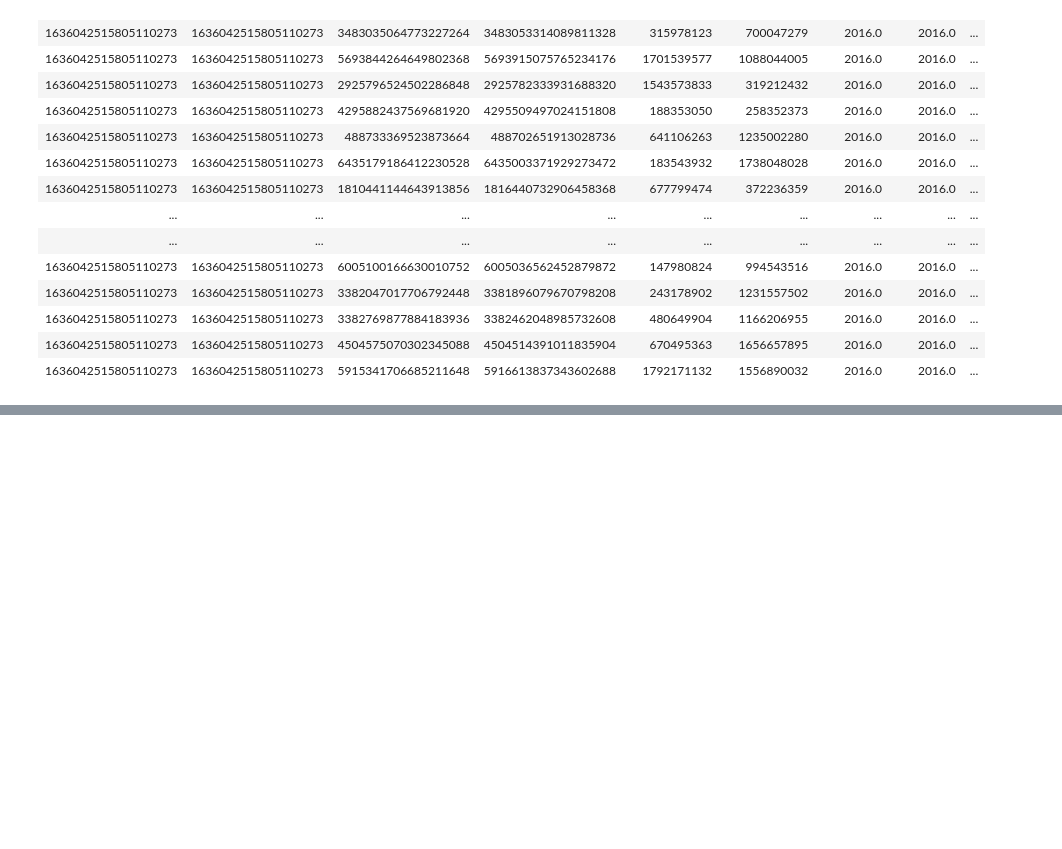
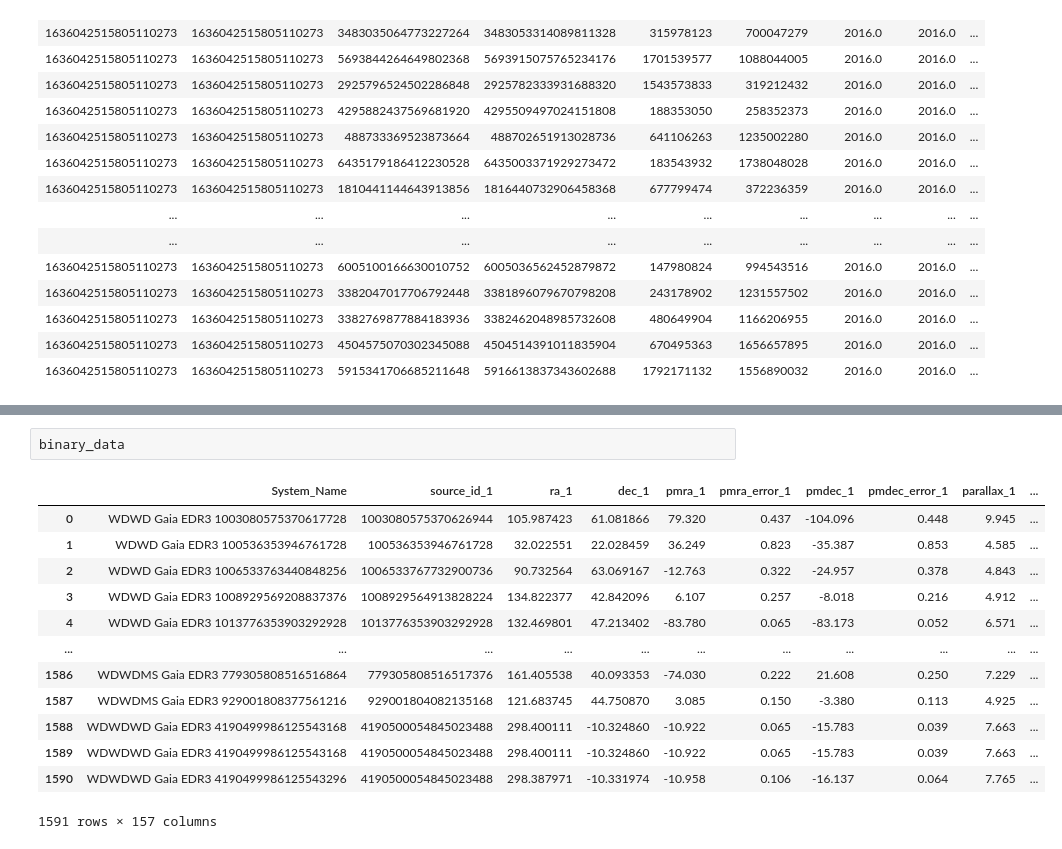
Before and after one commit to alice-crafford/Astro-Project-1, a Jupyter notebook: Project1_Data.ipynb, the cells around one changed output, grey strips where cells are left out. Saved outputs shown, nothing was run; the diff lists cells and outputs as text; blank space fills up the shorter version.

```diff
--- a/Project1_Data.ipynb
+++ b/Project1_Data.ipynb
@@ -280,0 +102,16 @@ plt.scatter(WD1_formation_times, WD2_formation_times)
+# %%
+binary_data
+# %% [output]
+|  | System_Name | source_id_1 | ra_1 | dec_1 | pmra_1 | pmra_error_1 | pmdec_1 | pmdec_error_1 | parallax_1 | ... |
+| 0 | WDWD Gaia EDR3 1003080575370617728 | 1003080575370626944 | 105.987423 | 61.081866 | 79.320 | 0.437 | -104.096 | 0.448 | 9.945 | ... |
+| 1 | WDWD Gaia EDR3 100536353946761728 | 100536353946761728 | 32.022551 | 22.028459 | 36.249 | 0.823 | -35.387 | 0.853 | 4.585 | ... |
+| 2 | WDWD Gaia EDR3 1006533763440848256 | 1006533767732900736 | 90.732564 | 63.069167 | -12.763 | 0.322 | -24.957 | 0.378 | 4.843 | ... |
+| 3 | WDWD Gaia EDR3 1008929569208837376 | 1008929564913828224 | 134.822377 | 42.842096 | 6.107 | 0.257 | -8.018 | 0.216 | 4.912 | ... |
+| 4 | WDWD Gaia EDR3 1013776353903292928 | 1013776353903292928 | 132.469801 | 47.213402 | -83.780 | 0.065 | -83.173 | 0.052 | 6.571 | ... |
+| ... | ... | ... | ... | ... | ... | ... | ... | ... | ... | ... |
+| 1586 | WDWDMS Gaia EDR3 779305808516516864 | 779305808516517376 | 161.405538 | 40.093353 | -74.030 | 0.222 | 21.608 | 0.250 | 7.229 | ... |
+| 1587 | WDWDMS Gaia EDR3 929001808377561216 | 929001804082135168 | 121.683745 | 44.750870 | 3.085 | 0.150 | -3.380 | 0.113 | 4.925 | ... |
+| 1588 | WDWDWD Gaia EDR3 4190499986125543168 | 4190500054845023488 | 298.400111 | -10.324860 | -10.922 | 0.065 | -15.783 | 0.039 | 7.663 | ... |
+| 1589 | WDWDWD Gaia EDR3 4190499986125543168 | 4190500054845023488 | 298.400111 | -10.324860 | -10.922 | 0.065 | -15.783 | 0.039 | 7.663 | ... |
+| 1590 | WDWDWD Gaia EDR3 4190499986125543296 | 4190500054845023488 | 298.387971 | -10.331974 | -10.958 | 0.106 | -16.137 | 0.064 | 7.765 | ... |
+1591 rows × 157 columns
```
Also changed, not shown: parts of 14 cells of this notebook, 2 other files.
